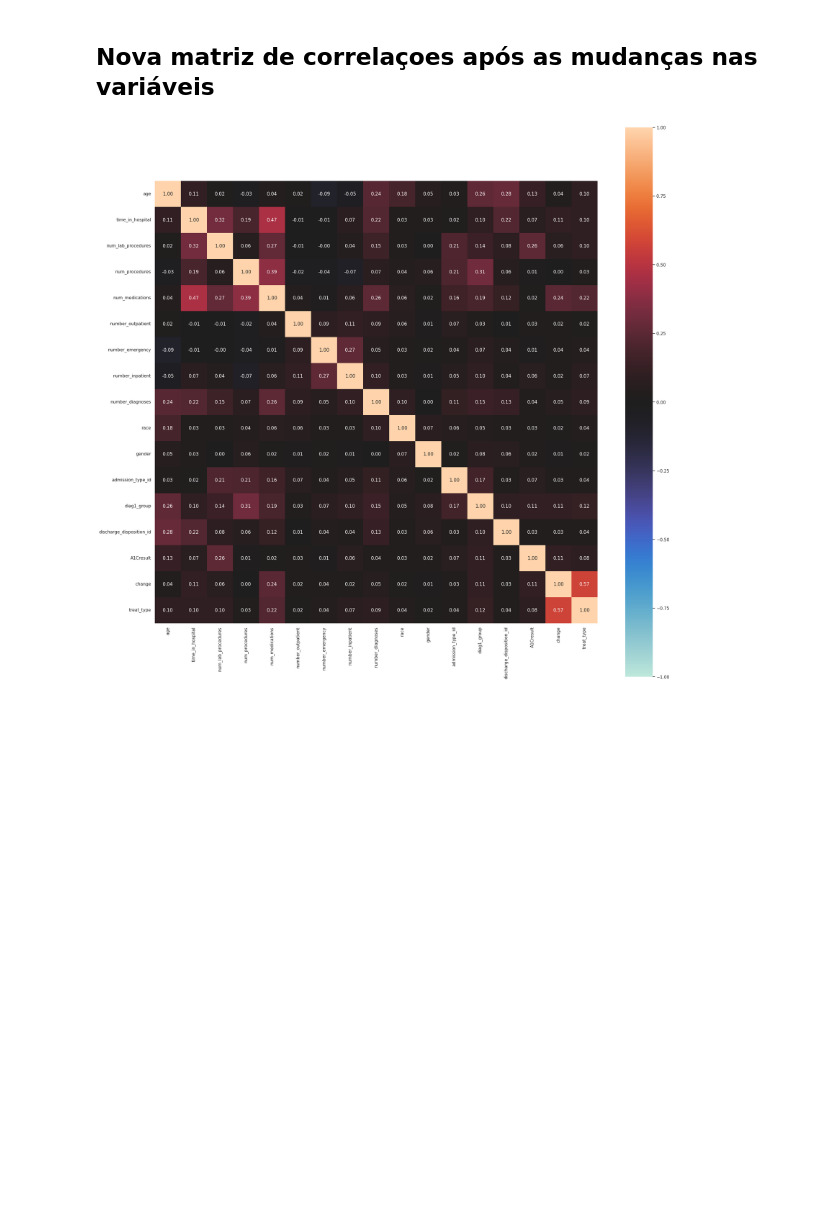
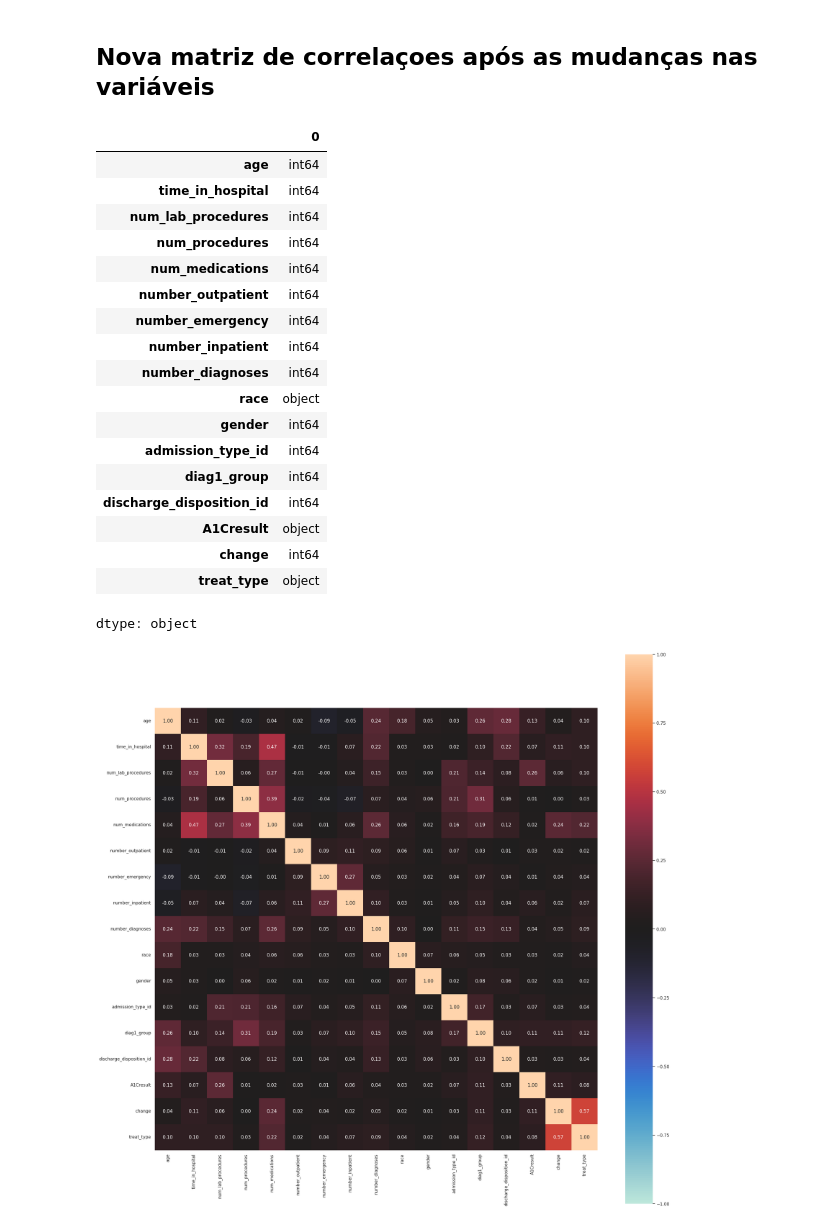
Before and after one commit to pedro-aza/MVP_ML_Analytics_PMAR, a Jupyter notebook: MVP_ML_PMAR_final_.ipynb, the cells around one changed output. Saved outputs shown, nothing was run; the diff lists cells and outputs as text; code cells hidden in the pictures; blank space fills up the shorter version.

```diff
--- a/MVP_ML_PMAR_final_.ipynb
+++ b/MVP_ML_PMAR_final_.ipynb
@@ -1108,5 +1105,40 @@ memory usage: 14.3+ MB
 # %% [markdown]
 ## Nova matriz de correlaçoes após as mudanças nas variáveis
+# %%
+from pandas.api.types import is_categorical_dtype
+
+df_corr = df[cols_keep].copy()
+
+# a) qualquer coluna com dtype 'category' -> string (object)
+for c in df_corr.columns:
+    if is_categorical_dtype(df_corr[c]):
+        df_corr[c] = df_corr[c].astype(str)
+
+# b) garantir que as numéricas sejam realmente numéricas
+for c in num_vars:
+    df_corr[c] = pd.to_numeric(df_corr[c], errors="coerce")
+# %%
+df_corr.dtypes
+# %% [output]
+|  | 0 |
+| age | int64 |
+| time_in_hospital | int64 |
+| num_lab_procedures | int64 |
+| num_procedures | int64 |
+| num_medications | int64 |
+| number_outpatient | int64 |
+| number_emergency | int64 |
+| number_inpatient | int64 |
+| number_diagnoses | int64 |
+| race | object |
+| gender | int64 |
+| admission_type_id | int64 |
+| diag1_group | int64 |
+| discharge_disposition_id | int64 |
+| A1Cresult | object |
+| change | int64 |
+| treat_type | object |
+dtype: object
 # %%
 # == Listas atualizadas de variáveis == #
 
```
Also changed, not shown: parts of 12 cells of this notebook.
